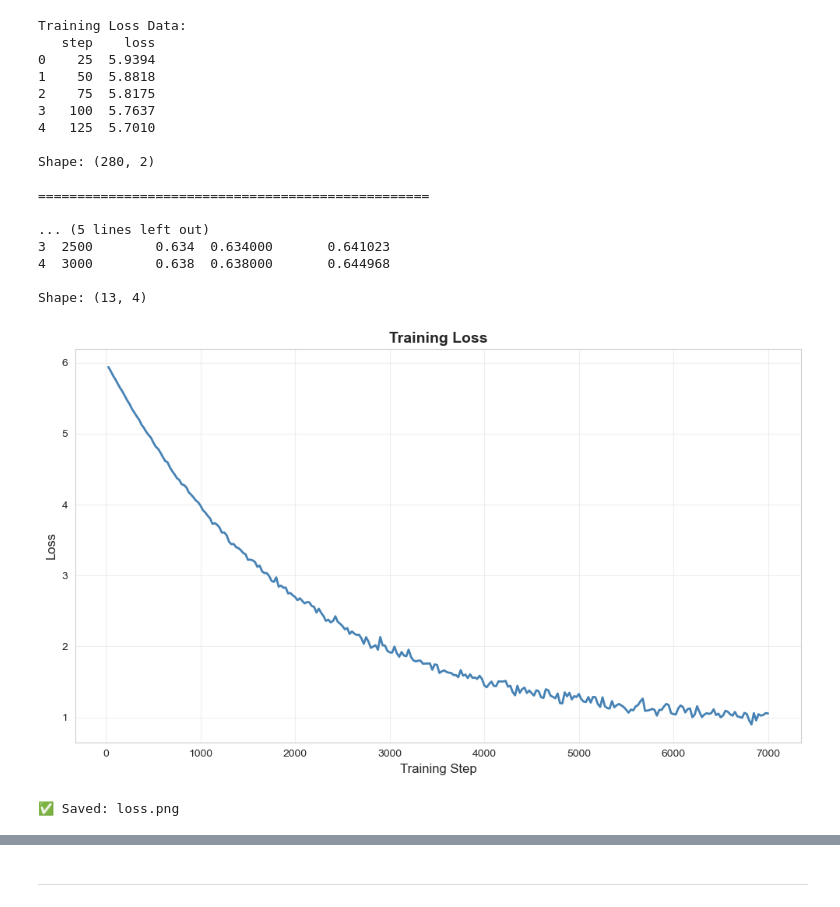
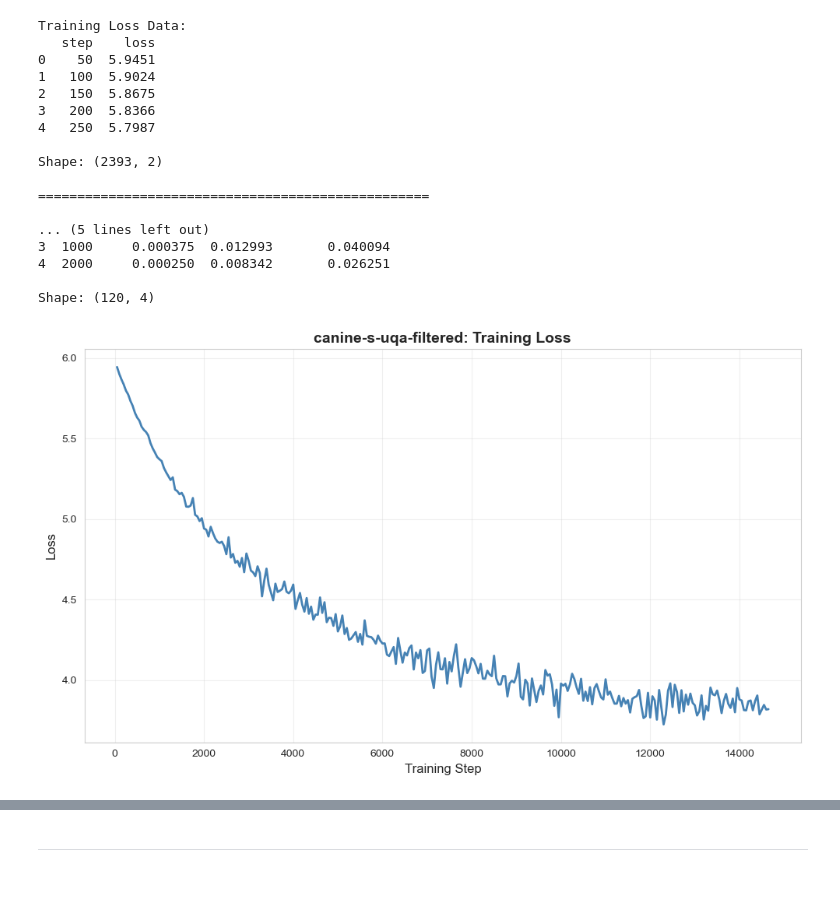
Before and after one commit to VohraAK/canine-replication, a Jupyter notebook: analyze_training_metrics.ipynb, the cells around one changed output, grey strips where cells are left out. Drawn from its saved outputs; the diff is of its cells as text; code cells hidden in the pictures.

```diff
--- a/analyze_training_metrics.ipynb
+++ b/analyze_training_metrics.ipynb
@@ -15,10 +15,12 @@ sns.set_style("whitegrid")
 plt.rcParams['figure.figsize'] = (14, 8)
 # %%
 # Configuration
-REPO_ID = "VohraAK/canine-tydiqa"
-LOCAL_DIR = "downloaded_checkpoints"
+REPO_ID = "VohraAK/canine-s-uqa-filtered"
+REPO_NAME = REPO_ID.split("/")[-1]  # Extract repo name from REPO_ID
+LOCAL_DIR = f"checkpoints/{REPO_NAME}"
 
 print(f"📥 Downloading checkpoints from {REPO_ID}...")
+print(f"📁 Saving to: {LOCAL_DIR}")
 
 # Download all checkpoints
 local_path = snapshot_download(
@@ -32,15 +35,19 @@ local_path = snapshot_download(
 # %%
-checkpoint_7000 = Path(LOCAL_DIR) / "checkpoint-7000"
+# Collect all checkpoints (sorted by numeric suffix) and print summary
+def _cp_num(p):
+    try:
+        return int(p.name.split("-")[-1])
+    except Exception:
+        return -1
 
-if checkpoint_7000.exists():
-    checkpoint_dirs = [checkpoint_7000]
+checkpoint_dirs = sorted(
+    [d for d in Path(LOCAL_DIR).glob("checkpoint-*") if d.is_dir()],
+    key=_cp_num
+)
+
+if not checkpoint_dirs:
+    print(f"❌ No checkpoints found in {LOCAL_DIR}")
 else:
-    print("❌ checkpoint-7000 not found!")
-    print("Available checkpoints:")
-    all_checkpoints = sorted(
-        [d for d in Path(LOCAL_DIR).glob("checkpoint-*") if d.is_dir()],
-        key=lambda x: int(x.name.split("-")[1])
-    )
-    for cp in all_checkpoints:
+    print(f"✅ Found {len(checkpoint_dirs)} checkpoints. Latest: {checkpoint_dirs[-1].name}")
+    for cp in checkpoint_dirs:
         print(f"  - {cp.name}")
-    checkpoint_dirs = []
@@ -143,39 +167,38 @@ print(f"\nShape: {df_eval.shape}")
 # %% [output]
 Training Loss Data:
    step    loss
-0    25  5.9394
-1    50  5.8818
-2    75  5.8175
-3   100  5.7637
-4   125  5.7010
+0    50  5.9451
+1   100  5.9024
+2   150  5.8675
+3   200  5.8366
+4   250  5.7987
 
-Shape: (280, 2)
+Shape: (2393, 2)
 
 ==================================================
 
 ... (5 lines left out)
-3  2500        0.634  0.634000       0.641023
-4  3000        0.638  0.638000       0.644968
+3  1000     0.000375  0.012993       0.040094
+4  2000     0.000250  0.008342       0.026251
 
-Shape: (13, 4)
+Shape: (120, 4)
 # %%
 # Simple individual plots - Training Loss
 if not df_loss.empty:
     plt.figure(figsize=(10, 6))
-    plt.plot(df_loss['step'], df_loss['loss'], linewidth=2, color='steelblue')
+    df_loss_sorted = df_loss.sort_values('step')
+    plt.plot(df_loss_sorted['step'], df_loss_sorted['loss'], linewidth=2, color='steelblue')
     plt.xlabel('Training Step', fontsize=12)
     plt.ylabel('Loss', fontsize=12)
-    plt.title('Training Loss', fontsize=14, fontweight='bold')
+    plt.title(f'{REPO_NAME}: Training Loss', fontsize=14, fontweight='bold')
     plt.grid(True, alpha=0.3)
     plt.tight_layout()
-    plt.savefig('loss.png', dpi=150, bbox_inches='tight')
     plt.show()
-    print("✅ Saved: loss.png")
+
 else:
     print("⚠️  No training loss data")
 # %% [output]
-[figure, old version]
+[figure, new version]
-✅ Saved: loss.png
 # %%
 # Simple individual plots - Exact Match
 if not df_eval.empty and 'exact_match' in df_eval.columns:
```
Also changed, not shown: parts of 7 cells of this notebook, 1 other file.
